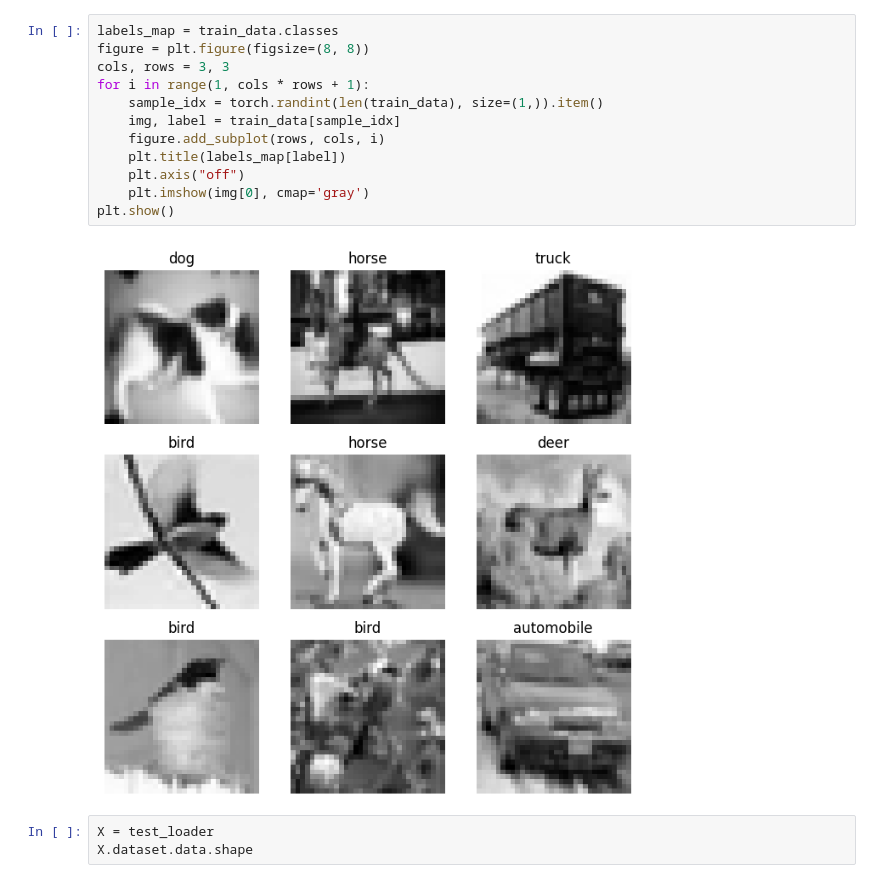
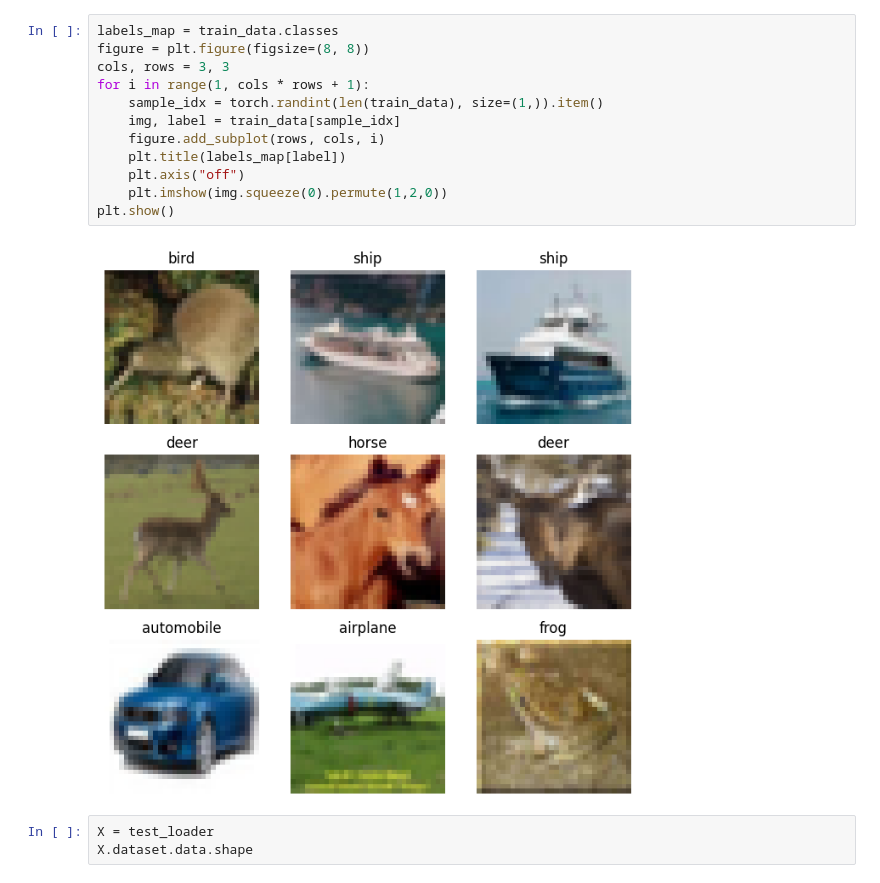
Before and after one commit to alexanderneva/nets, a Jupyter notebook: testing.ipynb, the cells around one changed output. Drawn from its saved outputs; the diff is of its cells as text.

```diff
--- a/testing.ipynb
+++ b/testing.ipynb
@@ -121,17 +140,17 @@ Text(0.5, 1.0, 'bird')
 # %%
 labels_map = train_data.classes
 figure = plt.figure(figsize=(8, 8))
 cols, rows = 3, 3
 for i in range(1, cols * rows + 1):
     sample_idx = torch.randint(len(train_data), size=(1,)).item()
     img, label = train_data[sample_idx]
     figure.add_subplot(rows, cols, i)
     plt.title(labels_map[label])
     plt.axis("off")
-    plt.imshow(img[0], cmap='gray')
+    plt.imshow(img.squeeze(0).permute(1,2,0))
 plt.show()
 # %% [output]
-[figure, old version]
+[figure, new version]
 # %%
 X = test_loader
 X.dataset.data.shape
```
Also changed, not shown: parts of 15 cells of this notebook.
